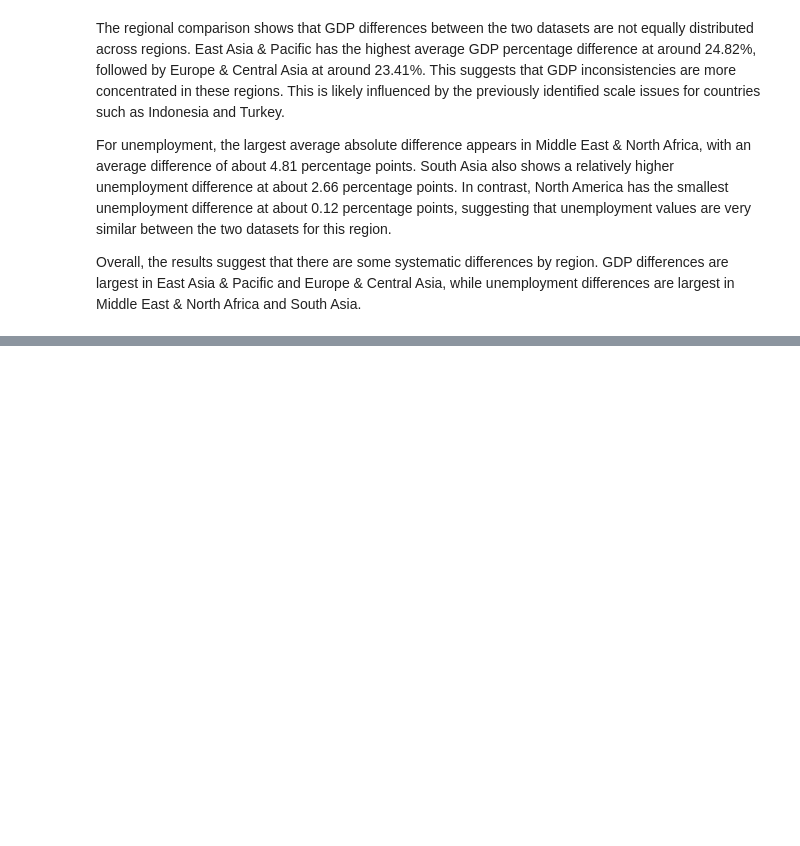
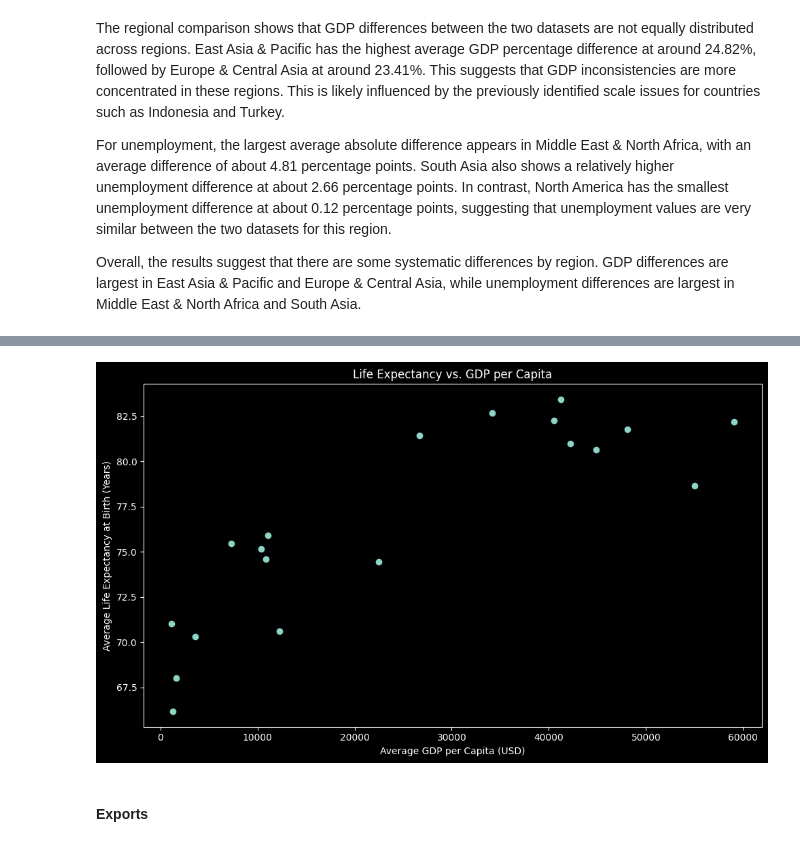
Before and after one commit to Enarb1/interv, a Jupyter notebook: notebooks/task03.ipynb, the cells around one changed output, grey strips where cells are left out. Saved outputs shown, nothing was run; the diff lists cells and outputs as text; code cells hidden in the pictures; blank space fills up the shorter version.

```diff
--- a/notebooks/task03.ipynb
+++ b/notebooks/task03.ipynb
@@ -1527,0 +2008,18 @@ Overall, the results suggest that there are some systematic differences by regio
+# %%
+# Life expectancy vs. GDP per capita
+plt.figure(figsize=(10, 6))
+
+plt.scatter(
+    country_profile["avg_gdp_per_capita"],
+    country_profile["avg_life_expectancy"]
+)
+
+plt.title("Life Expectancy vs. GDP per Capita")
+plt.xlabel("Average GDP per Capita (USD)")
+plt.ylabel("Average Life Expectancy at Birth (Years)")
+plt.tight_layout()
+plt.show()
+# %% [output]
+[figure, added]
+# %% [markdown]
+#### Exports
```
Also changed, not shown: parts of 22 cells of this notebook.
